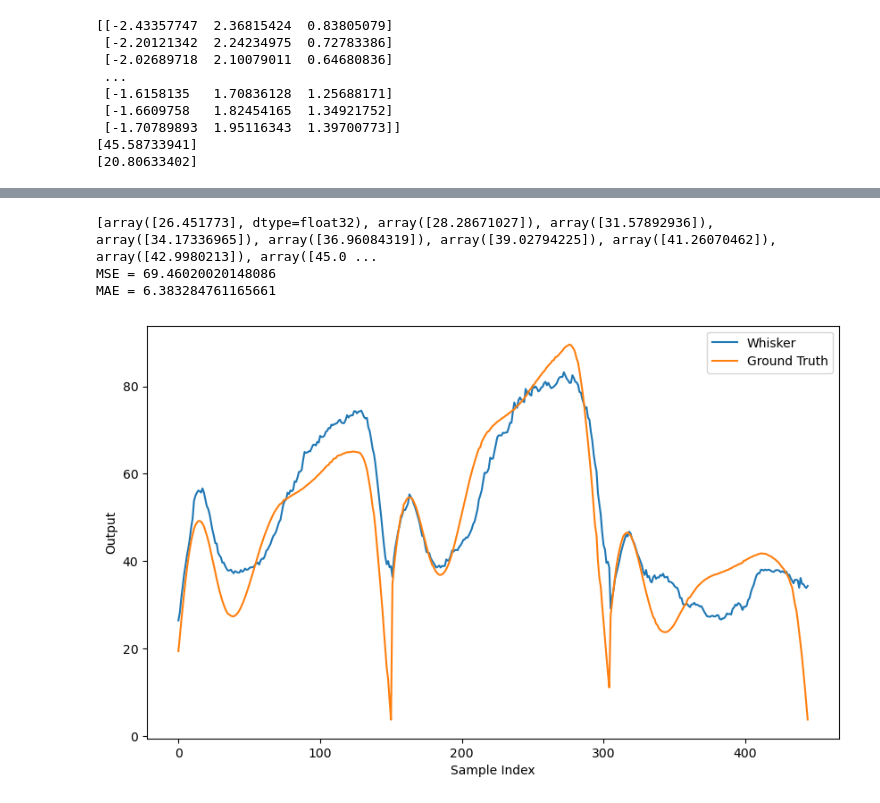
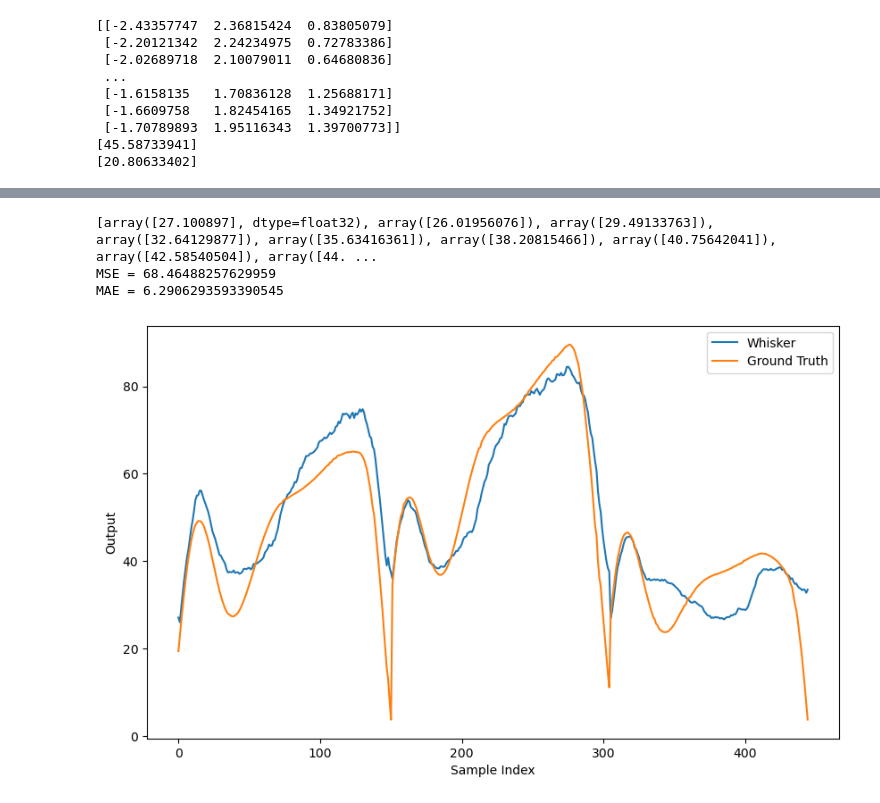
Before and after one commit to TacYee/autonomous-fly, a Jupyter notebook: Optitrack/dataanalyse/uncertainty_mlp_KF.ipynb, the cells around one changed output, grey strips where cells are left out. Saved outputs shown, nothing was run; the diff lists cells and outputs as text; code cells hidden in the pictures.

```diff
--- a/Optitrack/dataanalyse/uncertainty_mlp_KF.ipynb
+++ b/Optitrack/dataanalyse/uncertainty_mlp_KF.ipynb
@@ -925,40 +925,40 @@ initial_states = [test_pre2_1[0], test_pre2_2[0], test_pre2_3[0]]
 initial_positions = [test_position2_1[0], test_position2_2[0], test_position2_3[0]]
 initial_yaws = [test_yaw2_1[0], test_yaw2_2[0], test_yaw2_3[0]]
 initial_covariance = np.array([[50]])
-process_noise = np.array([[4]])
+process_noise = np.array([[0.05]])
 
 # 应用卡尔曼滤波
 test_kal2_1 = apply_kalman_filterUAFLAT2(initial_states[0], initial_positions[0], initial_yaws[0], test_pre2_1, test_uncertainty2_1, test_position2_1, test_yaw2_1)
 test_kal2_2 = apply_kalman_filterUAFLAT2(initial_states[1], initial_positions[1], initial_yaws[1],test_pre2_2, test_uncertainty2_2, test_position2_2, test_yaw2_2)
 test_kal2_3 = apply_kalman_filterUAFLAT2(initial_states[2], initial_positions[2], initial_yaws[2],test_pre2_3, test_uncertainty2_3, test_position2_3, test_yaw2_3)
 
 # 合并结果
 test_kal2 = test_kal2_1 + test_kal2_2 + test_kal2_3
 print(test_kal2)
 # 计算损失
 MSE_loss = mean_squared_error(test_kal2, test_GT2_filtered)
 MAE_loss = mean_absolute_error(test_kal2, test_GT2_filtered)
 
 print(f'MSE = {MSE_loss}')
 print(f'MAE = {MAE_loss}')
 
 # 保存图像
 test_image_folder = 'UA_FLAT_MLP_KF_test_image_save_whisker2'
 os.makedirs(test_image_folder, exist_ok=True)
 test_image_output_file = f'{test_image_folder}/p_0.05_noise_1e-2_modelvarianceweight_1_whisker2_kf_certainnoise_5_0.02_1.png'
 
 plt.figure(figsize=(10, 6))
 plt.plot(test_kal2, label='Whisker')
 plt.plot(test_GT2_filtered, label='Ground Truth')
 plt.legend()
 plt.xlabel('Sample Index')
 plt.ylabel('Output')
 plt.savefig(test_image_output_file)
 # %% [output]
-[array([26.451773], dtype=float32), array([28.28671027]), array([31.57892936]), array([34.17336965]), array([36.96084319]), array([39.02794225]), array([41.26070462]), array([42.9980213]), array([45.0 ...
-MSE = 69.46020020148086
-MAE = 6.383284761165661
+[array([27.100897], dtype=float32), array([26.01956076]), array([29.49133763]), array([32.64129877]), array([35.63416361]), array([38.20815466]), array([40.75642041]), array([42.58540504]), array([44. ...
+MSE = 68.46488257629959
+MAE = 6.2906293593390545
-[figure, old version]
+[figure, new version]
 # %%
 #KF whisker2
 import numpy as np
```
Also changed, not shown: parts of 16 cells of this notebook, 14 other files.
